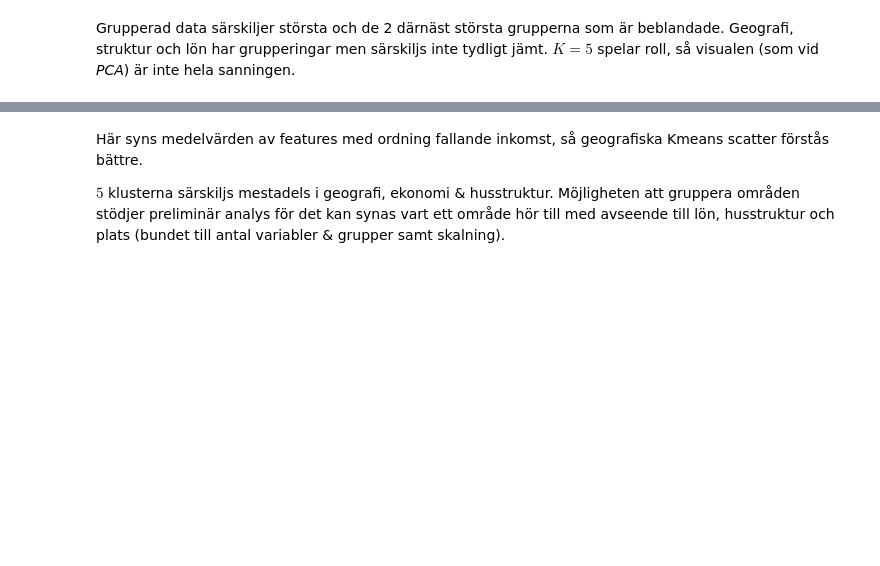
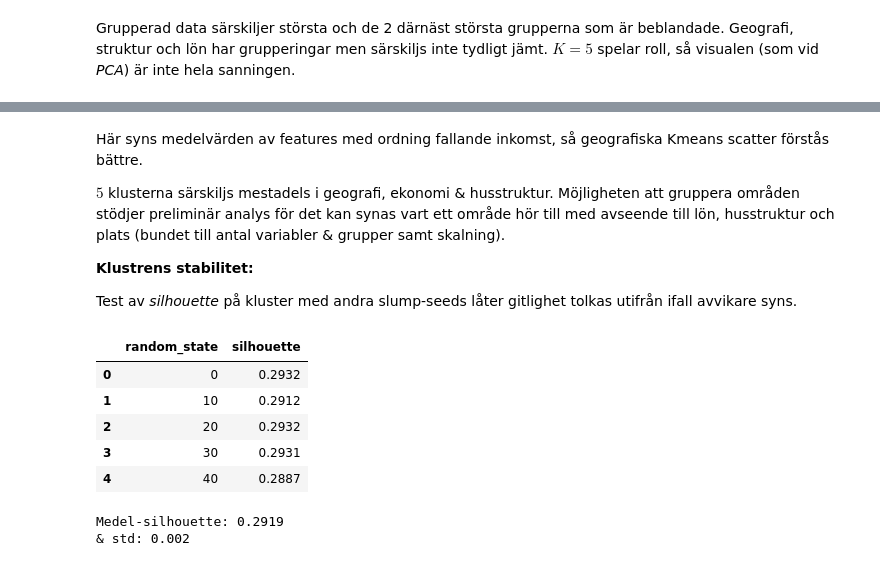
Before and after one commit to MaWe96/California-Housing-ML, a Jupyter notebook: notebook.ipynb, the cells around one changed output, grey strips where cells are left out. Cells and saved outputs as stored; diff of their text form; code cells hidden in the pictures; blank space fills up the shorter version.

```diff
--- a/notebook.ipynb
+++ b/notebook.ipynb
@@ -714,4 +711,32 @@ display(profile_orig.round(2).sort_values("median_income", ascending=False))
 Här syns medelvärden av features med ordning fallande inkomst, så geografiska Kmeans scatter förstås bättre.
 
 $5$ klusterna särskiljs mestadels i geografi, ekonomi & husstruktur. Möjligheten att gruppera områden stödjer preliminär analys för det kan synas vart ett område hör till med avseende till lön, husstruktur och plats (bundet till antal variabler & grupper samt skalning).
+
+**Klustrens stabilitet:**
+
+Test av *silhouette* på kluster med andra slump-seeds låter gitlighet tolkas utifrån ifall avvikare syns.
+# %%
+randoms = [10*i for i in range(0,5)]
+rows = []
+
+for rs in randoms:
+    km = KMeans(n_clusters=5, random_state=rs, n_init=10)
+    labels = km.fit_predict(X_scaled)
+
+    sil = silhouette_score(X_scaled, labels)
+    rows.append({"random_state": rs, "silhouette": sil})
+
+stab_df = pd.DataFrame(rows)
+display(stab_df.round(4))
+print(f"Medel-silhouette: {np.round(stab_df["silhouette"].mean(),4)}")
+print(f"& std: {np.round(stab_df["silhouette"].std(),4)}")
+# %% [output]
+|  | random_state | silhouette |
+| 0 | 0 | 0.2932 |
+| 1 | 10 | 0.2912 |
+| 2 | 20 | 0.2932 |
+| 3 | 30 | 0.2931 |
+| 4 | 40 | 0.2887 |
+Medel-silhouette: 0.2919
+& std: 0.002
 # %% [markdown]
```
Also changed, not shown: parts of 10 cells of this notebook, 1 other file.
